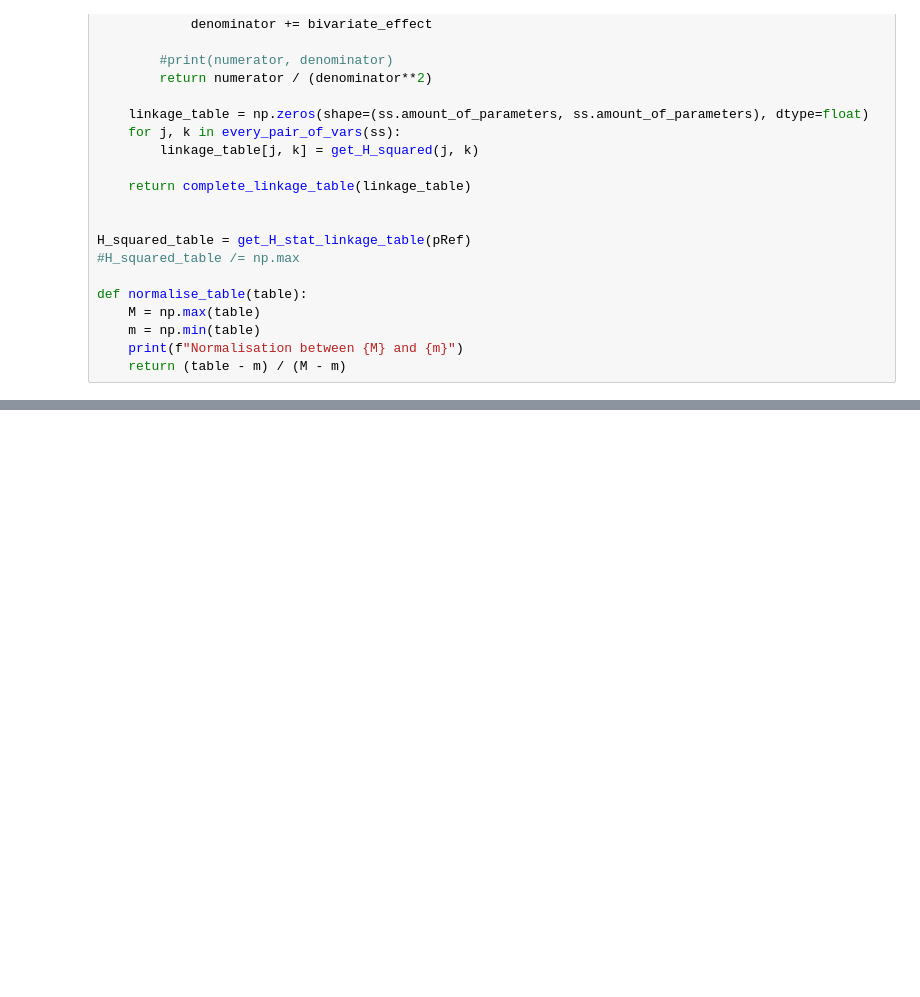
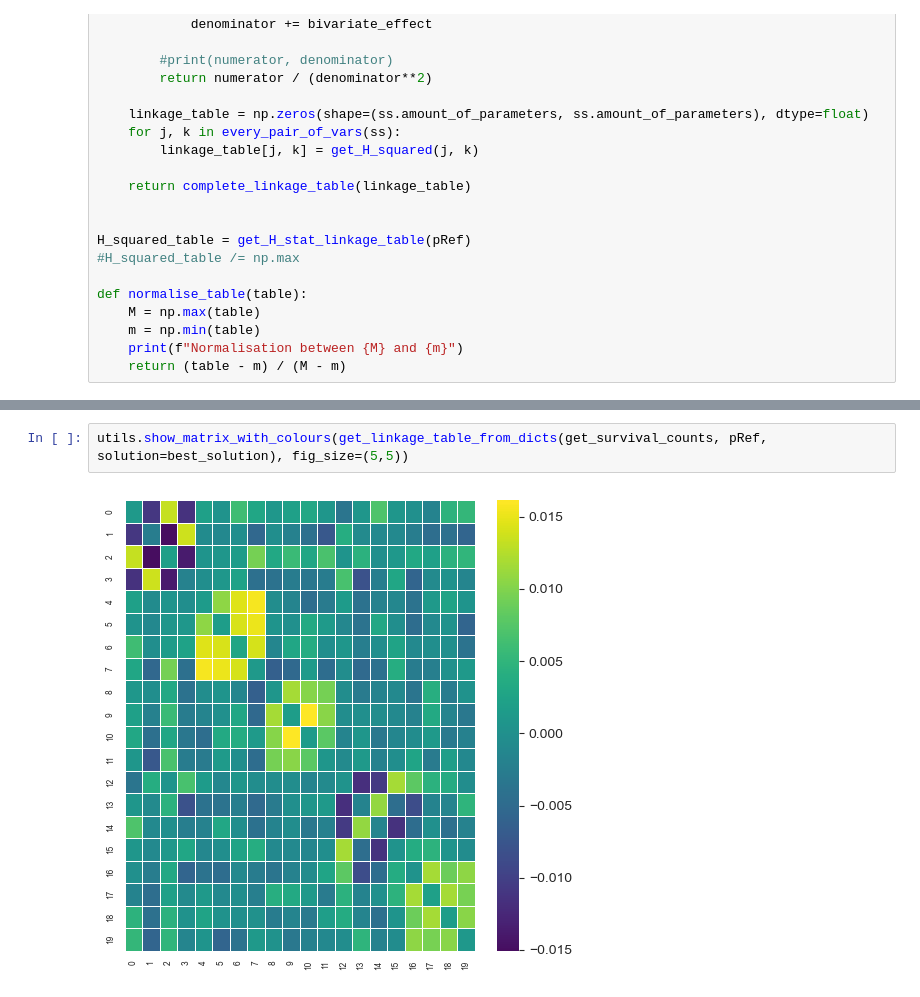
Before and after one commit to Giancarlo-Catalano/PSSearch, a Jupyter notebook: Gian_experimental/mutual_information.py.ipynb, the cells around one changed output, grey strips where cells are left out. Cells and saved outputs as stored; diff of their text form; blank space fills up the shorter version.

```diff
--- a/Gian_experimental/mutual_information.py.ipynb
+++ b/Gian_experimental/mutual_information.py.ipynb
@@ -339,0 +379,4 @@ utils.show_matrix_with_colours(negative_survival_table+survival_table, fig_size=
+# %%
+utils.show_matrix_with_colours(get_linkage_table_from_dicts(get_survival_counts, pRef, solution=best_solution), fig_size=(5,5))
+# %% [output]
+[figure, added]
```
Also changed, not shown: parts of 6 cells of this notebook, 2 other files.
